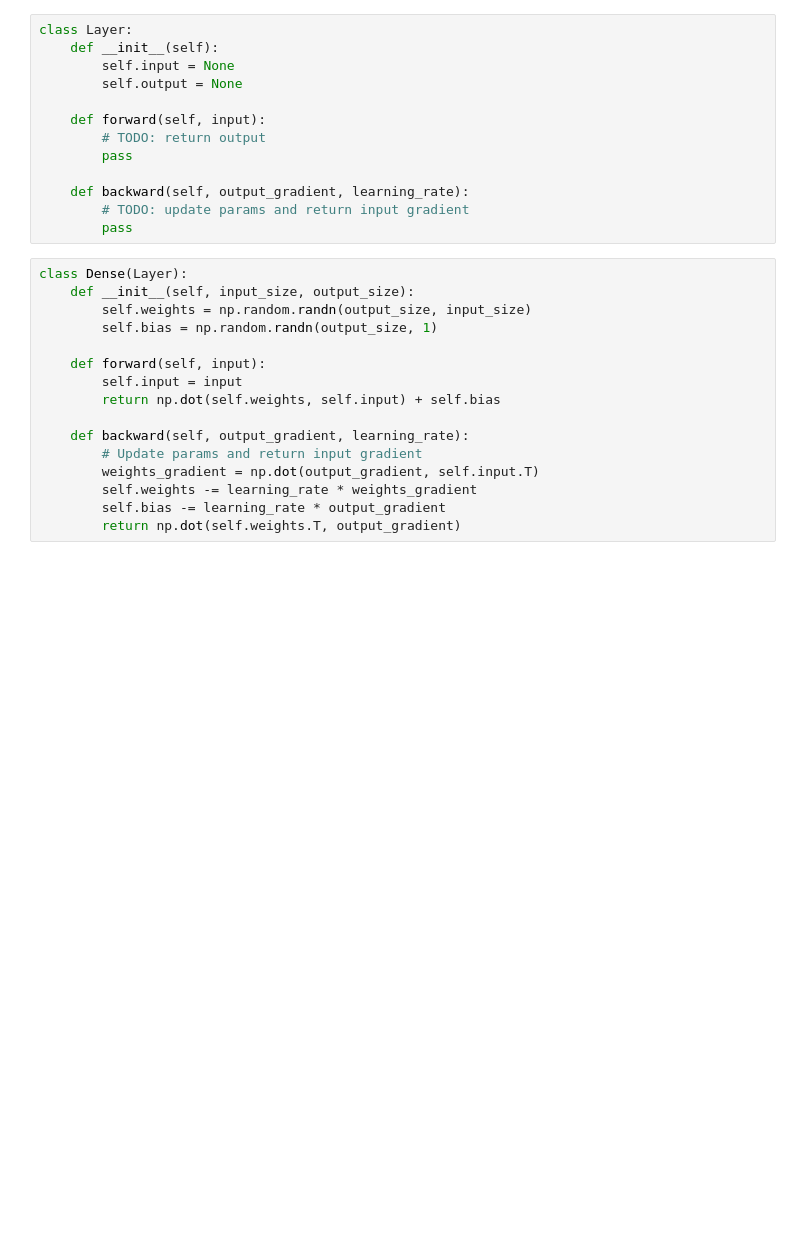
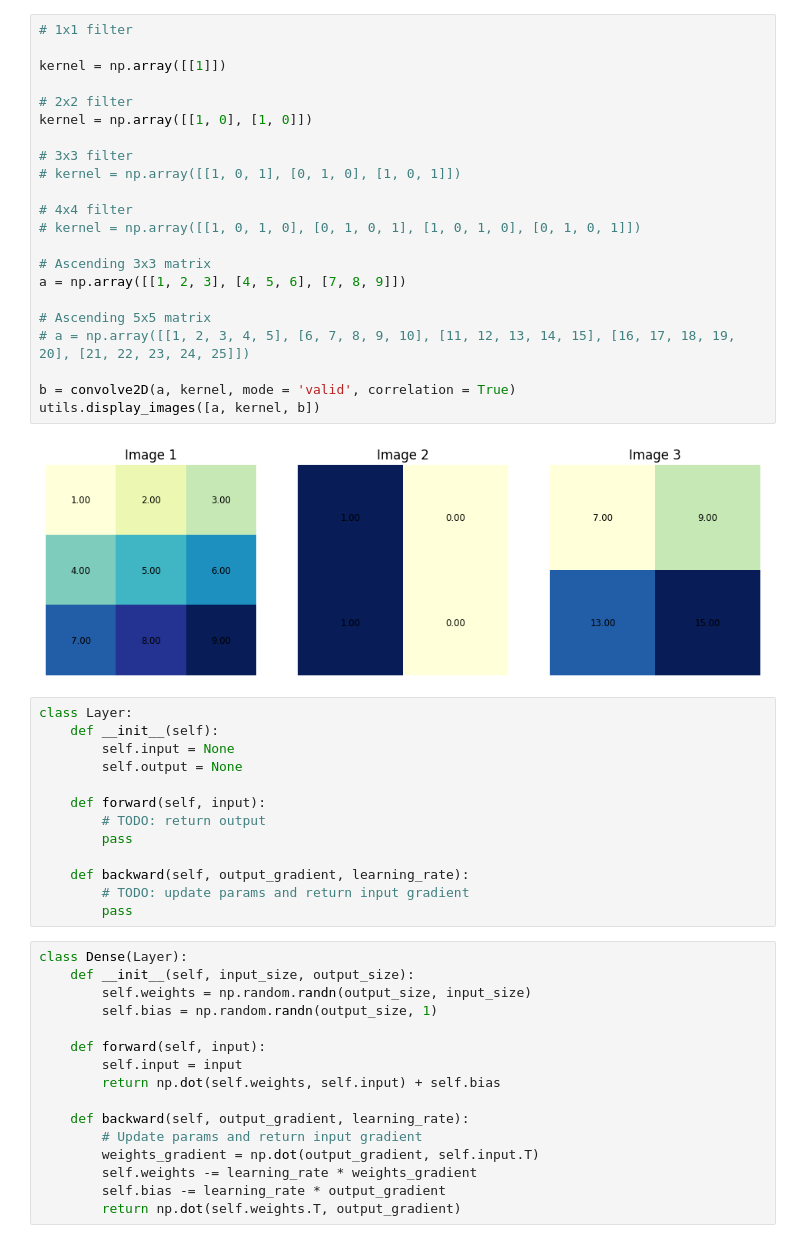
Before and after one commit to olestole/cnn-from-scratch, a Jupyter notebook: nn_from_scratch.ipynb, the cells around one changed output. Cells and saved outputs as stored; diff of their text form; blank space fills up the shorter version.

Commit message:
fix: allow convolve2d to also perform valid and full cross-correlation

```diff
--- a/nn_from_scratch.ipynb
+++ b/nn_from_scratch.ipynb
@@ -4,3 +37,27 @@ from scipy import signal
+# %%
+# 1x1 filter
+
+kernel = np.array([[1]])
+
+# 2x2 filter
+kernel = np.array([[1, 0], [1, 0]])
+
+# 3x3 filter
+# kernel = np.array([[1, 0, 1], [0, 1, 0], [1, 0, 1]])
+
+# 4x4 filter
+# kernel = np.array([[1, 0, 1, 0], [0, 1, 0, 1], [1, 0, 1, 0], [0, 1, 0, 1]])
+
+# Ascending 3x3 matrix
+a = np.array([[1, 2, 3], [4, 5, 6], [7, 8, 9]])
+
+# Ascending 5x5 matrix
+# a = np.array([[1, 2, 3, 4, 5], [6, 7, 8, 9, 10], [11, 12, 13, 14, 15], [16, 17, 18, 19, 20], [21, 22, 23, 24, 25]])
+
+b = convolve2D(a, kernel, mode = 'valid', correlation = True)
+utils.display_images([a, kernel, b])
+# %% [output]
+[figure, added]
 # %%
 class Layer:
     def __init__(self):
```
Also changed, not shown: parts of 6 cells of this notebook, 2 other files.
